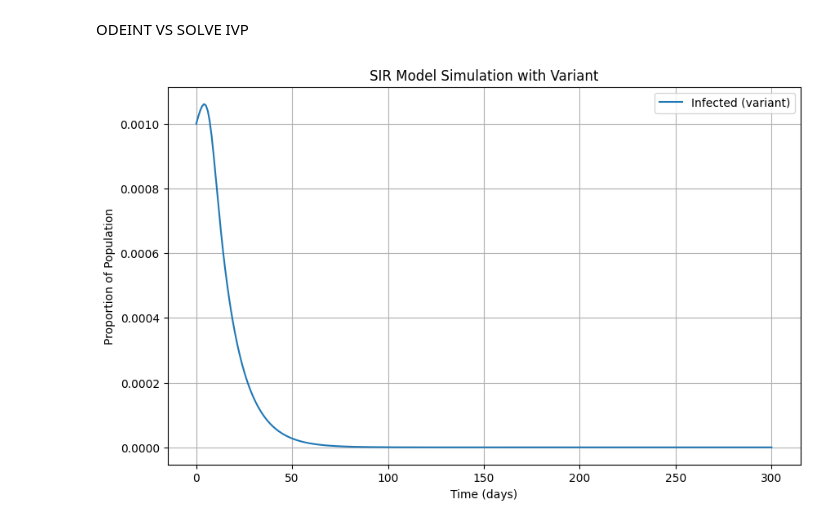
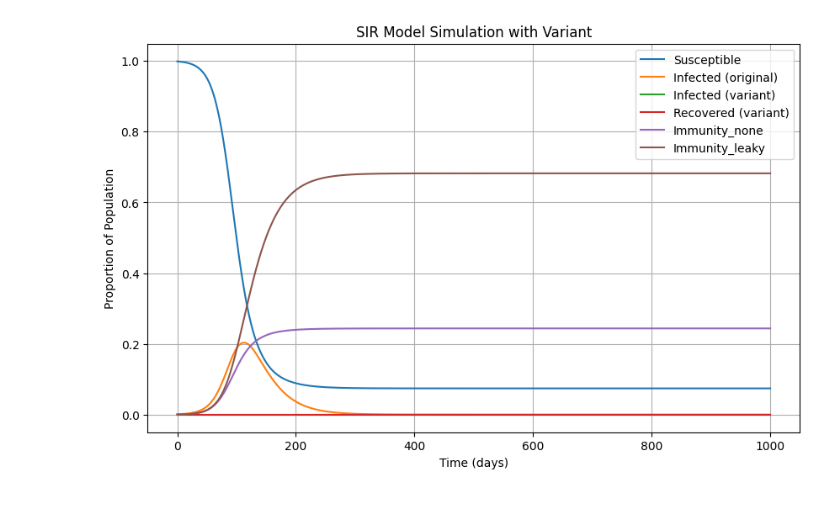
Before and after one commit to condusinew/vaccine_failure_escape, a Jupyter notebook: SIR_mode_natimm.ipynb, the cells around one changed output. Saved outputs shown, nothing was run; the diff lists cells and outputs as text; code cells hidden in the pictures.

```diff
--- a/SIR_mode_natimm.ipynb
+++ b/SIR_mode_natimm.ipynb
@@ -38,61 +314,45 @@ def SIR_model_rv(t, y, mu, betar, gammar, betav, gammav, epsilona):
 # %%
 # set parameter values
-Rrnaught = 2
-gammar = 1/2
-betar = Rrnaught * gammar
+#betar = 1.1
+Rrnaught = 1.9
+gammar = 1/14
+betar = gammar*Rrnaught
+#Rrnaught = betar / gammar # R0 for residents with entirely susceptible population
 
-Rvnaught = 1.1
-gammav = 1/4
-betav = Rvnaught * gammav
+#following variant params do not matter for this scenario
+betav = 1
+gammav = 1
+Rvnaught = betav / gammav # R0 for variant with entirely susceptible population
 
 mu = 0
 epsilona = 0.5
-t = 300
+epsilonL = 1
+t = 1000
 
 # set initial conditions
-S0 = 0.99
-Ir0 = 0.009
+S0 = 0.999
+Ir0 = 0.001
 
 X0 = 0
 W0 = 0
 
 Rv0 = 0
 Iv0 = 1-(S0+Ir0+X0+W0+Rv0) #need to get this seeded later
 
 
 if (S0+Ir0+Iv0+Rv0+X0+W0) != 1 or Iv0 < 0:
   print("Parameters don't add up to 1 or there are negative parameter values")
 
 y0 = [S0, Ir0, X0, W0, Iv0, Rv0]
 
 # Solve the SIR model equations using odeint()
 solution = solve_ivp(SIR_model_rv,
                      [0,t],
                      y0,
-                     args=(mu, betar, gammar, betav, gammav, epsilona),
+                     args=(mu, betar, gammar, betav, gammav, epsilona, epsilonL),
                      dense_output=True,
                      t_eval=np.linspace(0, t, t + 1),)
+
+plot_basic(solution)
+# %% [output]
+[figure, added]
-# %% [markdown]
-ODEINT VS SOLVE IVP
-# %%
-# Extract time and solution arrays
-t = solution.t
-S, Ir, X, W, Iv, Rv = solution.y
-
-plt.figure(figsize=(10, 6))
-#plt.plot(t, S, label='Susceptible')
-#plt.plot(t, Ir, label='Infected (original)')
-plt.plot(t, Iv, label='Infected (variant)')
-#plt.plot(t, Rv, label='Recovered (variant)')
-#plt.plot(t, X, label='Immunity_none')
-#plt.plot(t, W, label='Immunity_leaky')
-
-
-plt.xlabel('Time (days)')
-plt.ylabel('Proportion of Population')
-plt.title('SIR Model Simulation with Variant')
-plt.legend()
-plt.grid(True)
-plt.show()
-# %% [output]
-[figure, removed]
```
Also changed, not shown: parts of 25 cells of this notebook.
